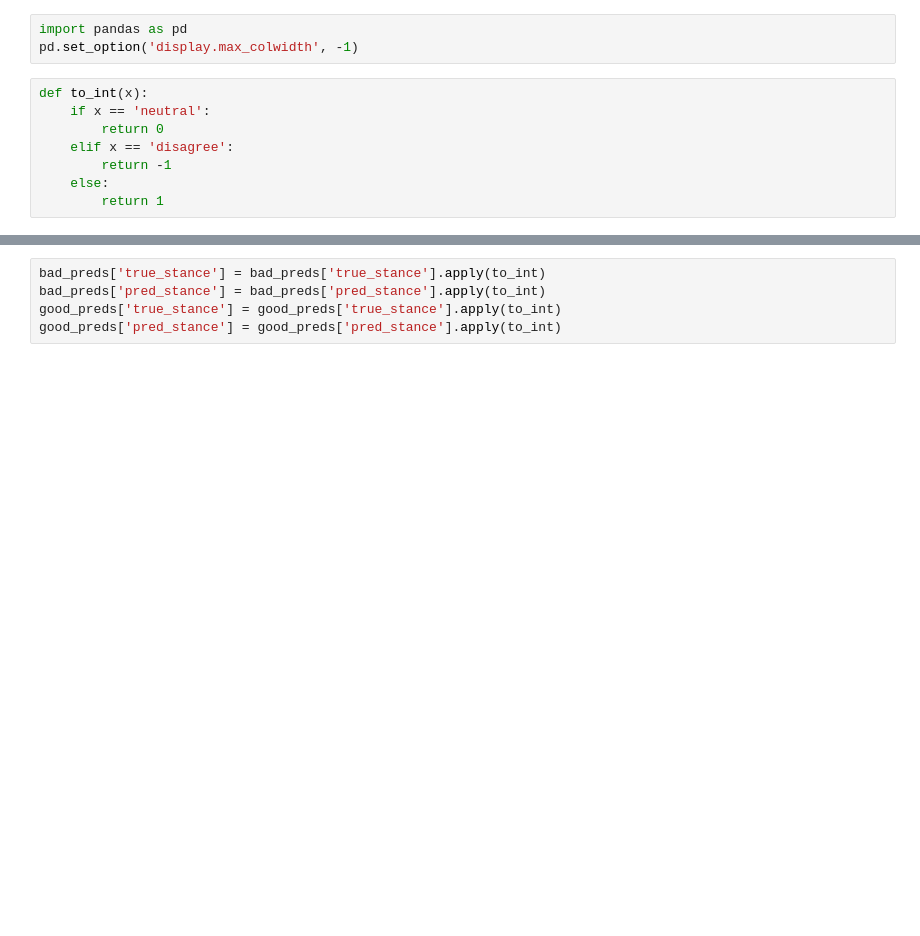
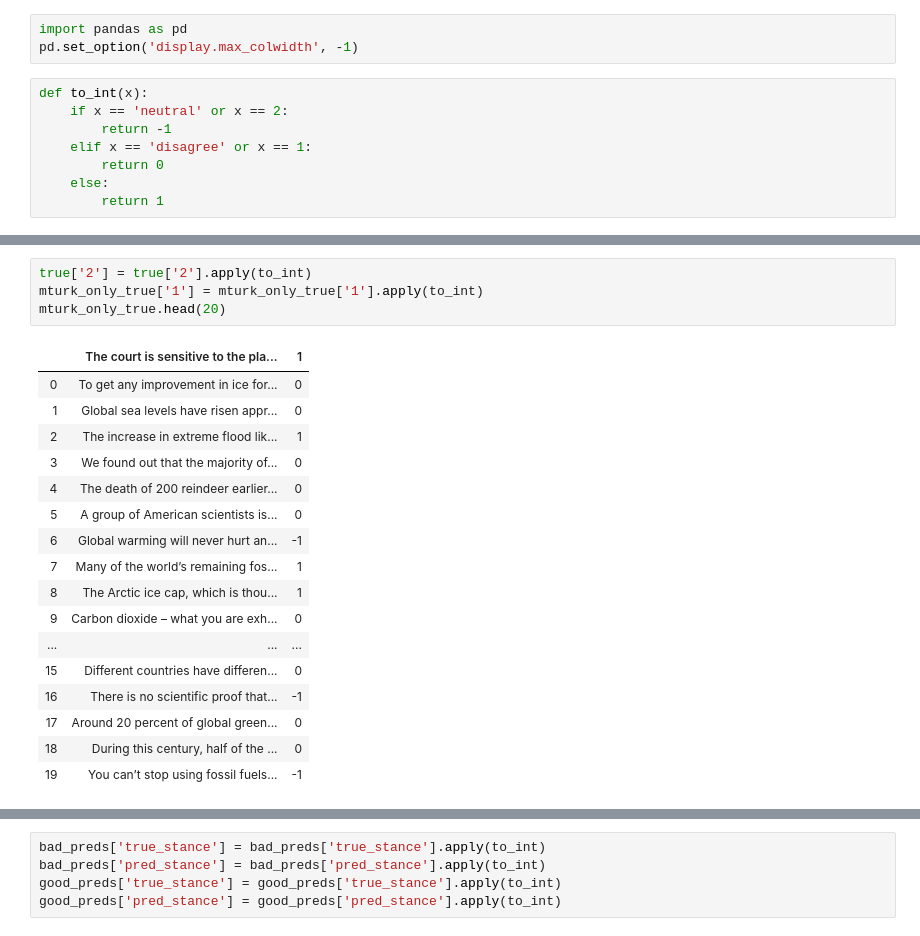
Before and after one commit to yiweiluo/GWStance, a Jupyter notebook: cc_stance/tweet-stance-prediction/Error_analysis.ipynb, the cells around one changed output, grey strips where cells are left out. Saved outputs shown, nothing was run; the diff lists cells and outputs as text; blank space fills up the shorter version.

```diff
--- a/cc_stance/tweet-stance-prediction/Error_analysis.ipynb
+++ b/cc_stance/tweet-stance-prediction/Error_analysis.ipynb
@@ -3,9 +3,9 @@ import pandas as pd
 pd.set_option('display.max_colwidth', -1)
 # %%
 def to_int(x):
-    if x == 'neutral':
+    if x == 'neutral' or x == 2:
+        return -1
+    elif x == 'disagree' or x == 1:
         return 0
-    elif x == 'disagree':
-        return -1
     else:
         return 1
@@ -26,0 +71,22 @@ preds.shape
+# %%
+true['2'] = true['2'].apply(to_int)
+mturk_only_true['1'] = mturk_only_true['1'].apply(to_int)
+mturk_only_true.head(20)
+# %% [output]
+|  | The court is sensitive to the pla... | 1 |
+| 0 | To get any improvement in ice for... | 0 |
+| 1 | Global sea levels have risen appr... | 0 |
+| 2 | The increase in extreme flood lik... | 1 |
+| 3 | We found out that the majority of... | 0 |
+| 4 | The death of 200 reindeer earlier... | 0 |
+| 5 | A group of American scientists is... | 0 |
+| 6 | Global warming will never hurt an... | -1 |
+| 7 | Many of the world’s remaining fos... | 1 |
+| 8 | The Arctic ice cap, which is thou... | 1 |
+| 9 | Carbon dioxide – what you are exh... | 0 |
+| ... | ... | ... |
+| 15 | Different countries have differen... | 0 |
+| 16 | There is no scientific proof that... | -1 |
+| 17 | Around 20 percent of global green... | 0 |
+| 18 | During this century, half of the ... | 0 |
+| 19 | You can’t stop using fossil fuels... | -1 |
```
Also changed, not shown: parts of 48 cells of this notebook, 16 other files.
